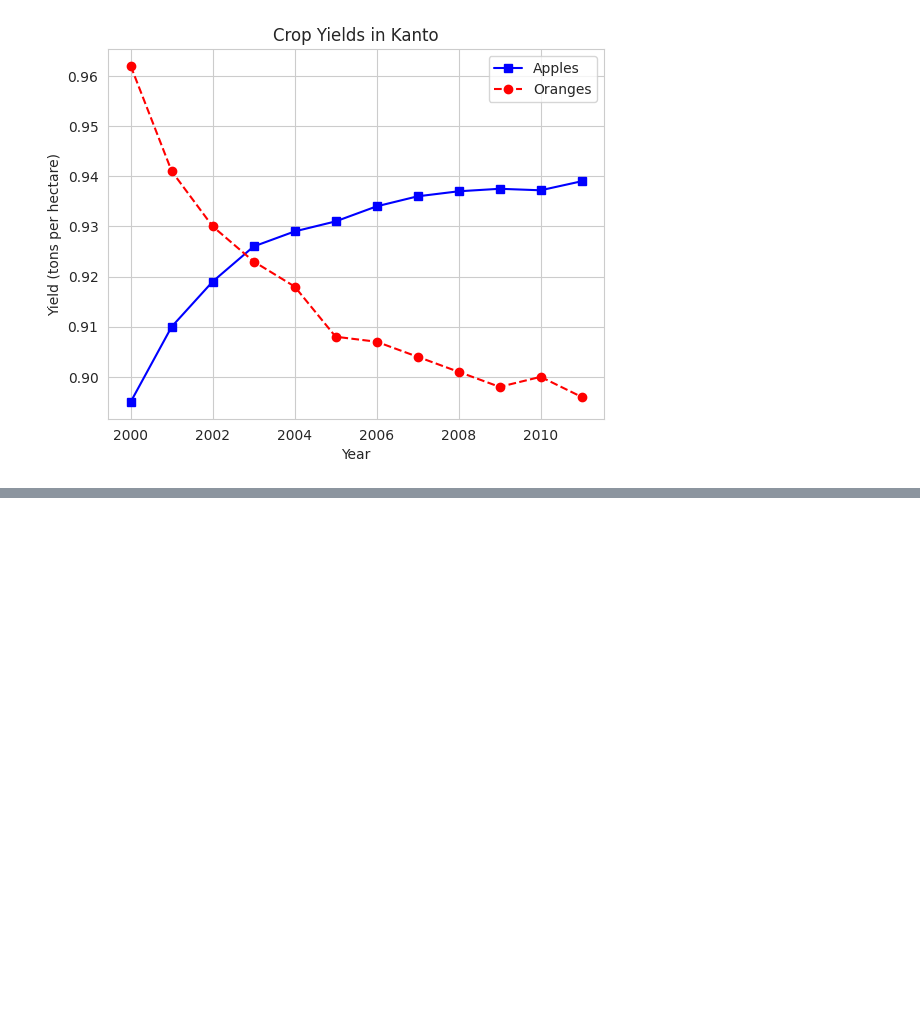
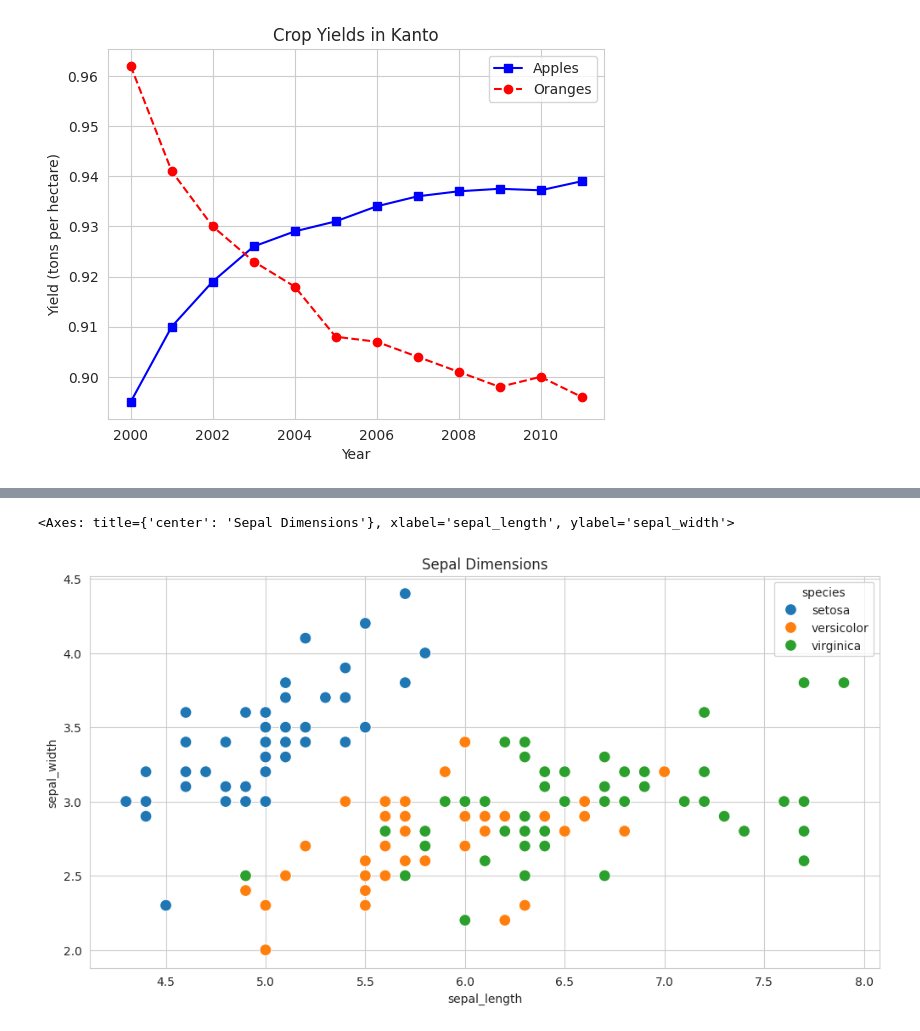
Before and after one commit to SunilPant054/Seaborn_Matplotlib, a Jupyter notebook: visualization.ipynb, the cells around one changed output, grey strips where cells are left out. Cells and saved outputs as stored; diff of their text form; code cells hidden in the pictures; blank space fills up the shorter version.

```diff
--- a/visualization.ipynb
+++ b/visualization.ipynb
@@ -84,0 +122,12 @@ plt.legend(['Apples', 'Oranges'])
+# %%
+#1. We can color the dots using the flower species as a hue
+#2. We can also make the points larger using the s argument
+
+#customizing seaborn figures
+plt.figure(figsize=(12, 6))
+plt.title('Sepal Dimensions')
+
+sns.scatterplot(x=flowers_df.sepal_length, y=flowers_df.sepal_width, hue=flowers_df.species, s=100)
+# %% [output]
+<Axes: title={'center': 'Sepal Dimensions'}, xlabel='sepal_length', ylabel='sepal_width'>
+[figure, added]
```
Also changed, not shown: parts of 6 cells of this notebook.
